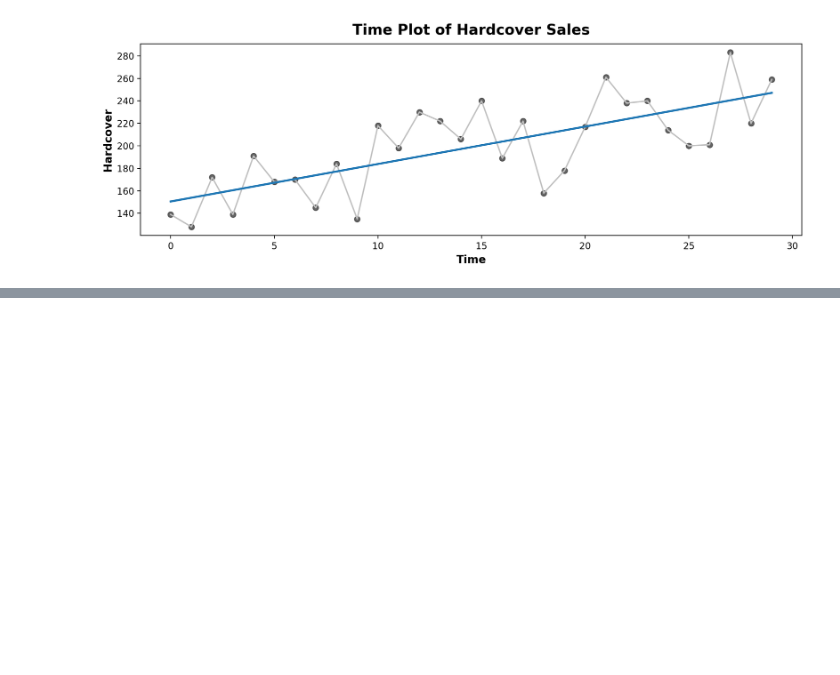
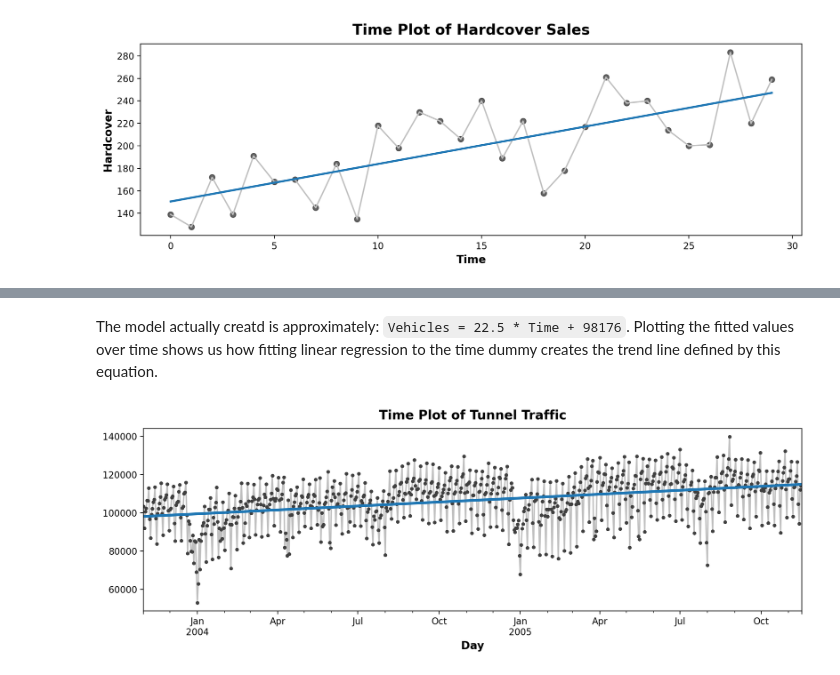
Before and after one commit to junclemente/kaggle-ML-Tutorial, a Jupyter notebook: TS-1-LinearRegressionTS.ipynb, the cells around one changed output, grey strips where cells are left out. Saved outputs shown, nothing was run; the diff lists cells and outputs as text; code cells hidden in the pictures; blank space fills up the shorter version.

```diff
--- a/TS-1-LinearRegressionTS.ipynb
+++ b/TS-1-LinearRegressionTS.ipynb
@@ -88,0 +181,6 @@ ax.set_title('Time Plot of Hardcover Sales');
+# %%
+df = tunnel.copy()
+
+df['Time'] = np.arange(len(tunnel.index))
+
+df.head()
@@ -88,0 +195,22 @@ ax.set_title('Time Plot of Hardcover Sales');
+# %%
+# The procedure for fitting leaner regression omodel follows the standard steps for scikit-learn
+from sklearn.linear_model import LinearRegression
+
+# Training data
+X = df.loc[:, ['Time']] # features
+y = df.loc[:, 'NumVehicles'] # target
+
+# Train the model
+model = LinearRegression()
+model.fit(X, y)
+
+# Store the fittend values as a tiome series with the same time index as the training data
+y_pred = pd.Series(model.predict(X), index=X.index)
+# %% [markdown]
+The model actually creatd is approximately: `Vehicles = 22.5 * Time + 98176`. Plotting the fitted values over time shows us how fitting linear regression to the time dummy creates the trend line defined by this equation.
+# %%
+ax = y.plot(**plot_params)
+ax = y_pred.plot(ax=ax, linewidth=3)
+ax.set_title('Time Plot of Tunnel Traffic');
+# %% [output]
+[figure, added]
```
Also changed, not shown: parts of 16 cells of this notebook.
